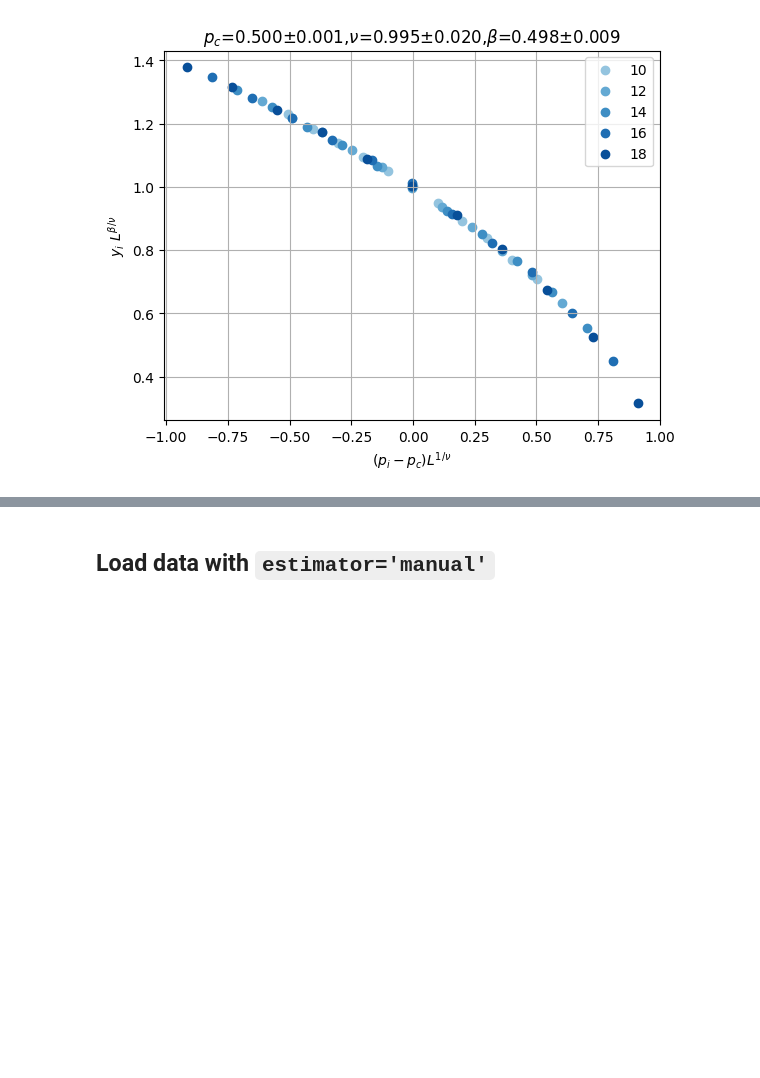
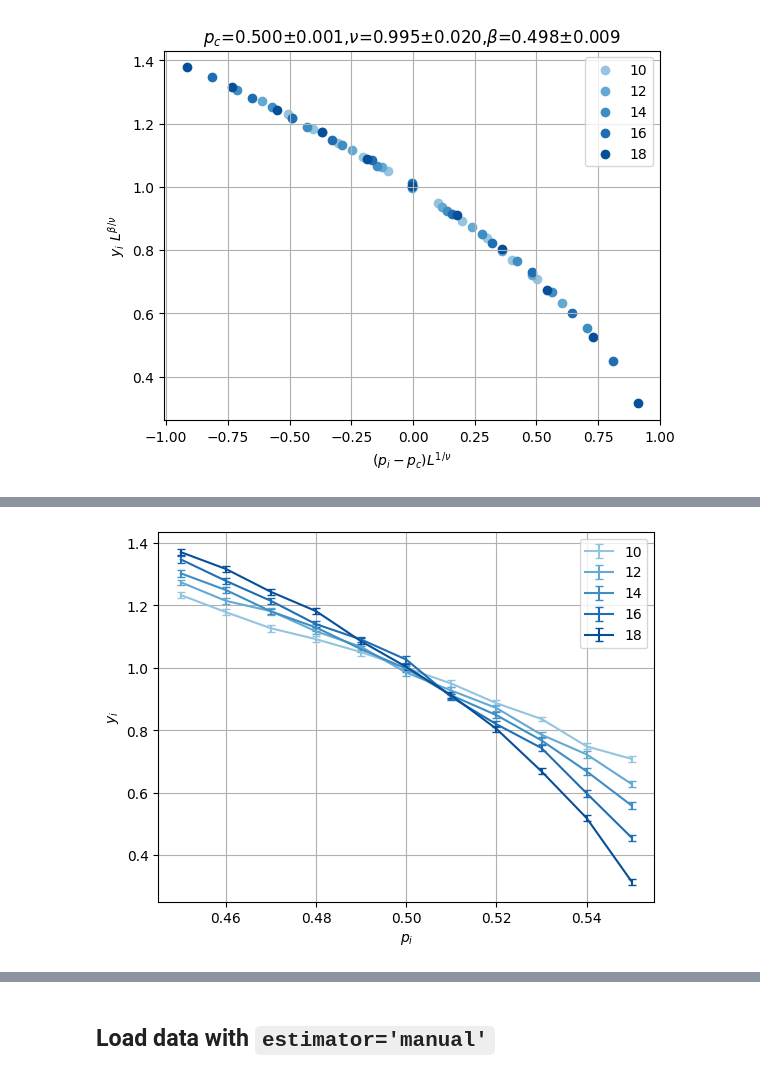
Before and after one commit to hainingpan/FSS, a Jupyter notebook: example.ipynb, the cells around one changed output, grey strips where cells are left out. Saved outputs shown, nothing was run; the diff lists cells and outputs as text; code cells hidden in the pictures; blank space fills up the shorter version.

```diff
--- a/example.ipynb
+++ b/example.ipynb
@@ -83,0 +101,6 @@ dc.plot_data_collapse()
+# %%
+dc=DataCollapse(df, p_='p',L_='L',params={},p_range=[0.45,0.55],)
+# %%
+dc.plot_data_collapse(raw=True, errorbar=True)
+# %% [output]
+[figure, added]
```
Also changed, not shown: parts of 7 cells of this notebook, 4 other files.
